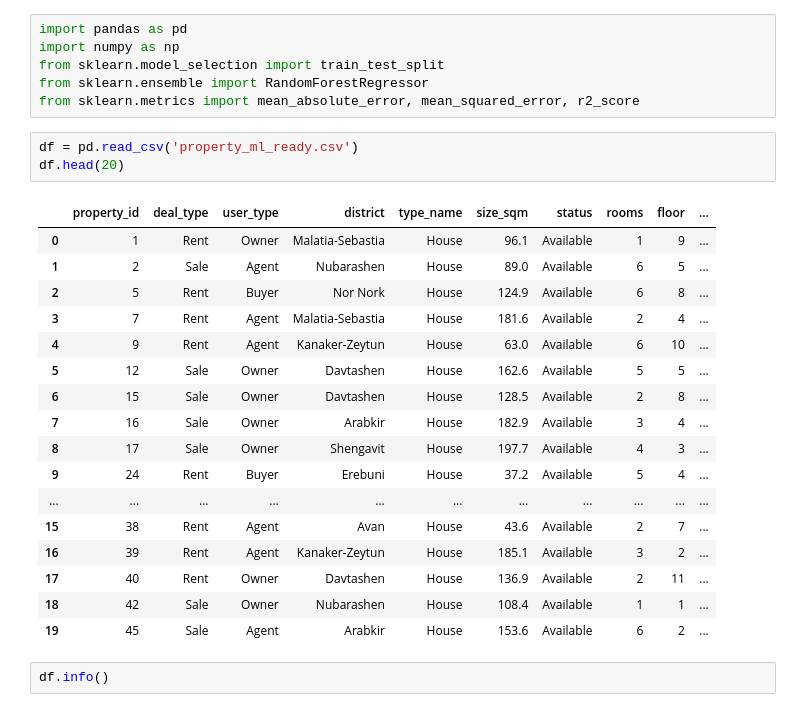
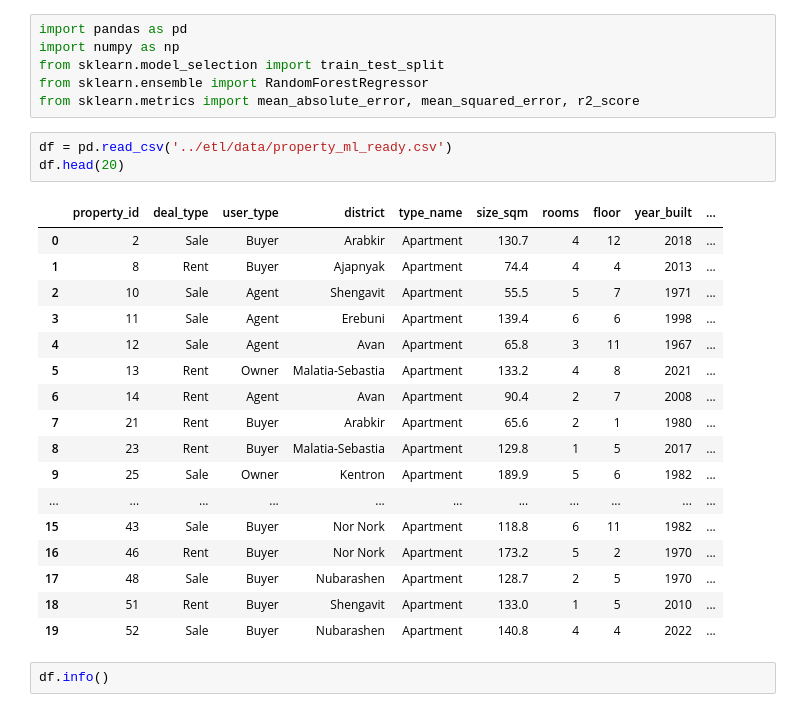
Before and after one commit to DS-223/Group-4, a Jupyter notebook: myapp/model/example.ipynb, the cells around one changed output. Cells and saved outputs as stored; diff of their text form.

```diff
--- a/myapp/model/example.ipynb
+++ b/myapp/model/example.ipynb
@@ -5,26 +5,26 @@ from sklearn.model_selection import train_test_split
 from sklearn.ensemble import RandomForestRegressor
 from sklearn.metrics import mean_absolute_error, mean_squared_error, r2_score
 # %%
-df = pd.read_csv('property_ml_ready.csv')
+df = pd.read_csv('../etl/data/property_ml_ready.csv')
 df.head(20)
 # %% [output]
-|  | property_id | deal_type | user_type | district | type_name | size_sqm | status | rooms | floor | ... |
-| 0 | 1 | Rent | Owner | Malatia-Sebastia | House | 96.1 | Available | 1 | 9 | ... |
-| 1 | 2 | Sale | Agent | Nubarashen | House | 89.0 | Available | 6 | 5 | ... |
-| 2 | 5 | Rent | Buyer | Nor Nork | House | 124.9 | Available | 6 | 8 | ... |
-| 3 | 7 | Rent | Agent | Malatia-Sebastia | House | 181.6 | Available | 2 | 4 | ... |
-| 4 | 9 | Rent | Agent | Kanaker-Zeytun | House | 63.0 | Available | 6 | 10 | ... |
-| 5 | 12 | Sale | Owner | Davtashen | House | 162.6 | Available | 5 | 5 | ... |
-| 6 | 15 | Sale | Owner | Davtashen | House | 128.5 | Available | 2 | 8 | ... |
-| 7 | 16 | Sale | Owner | Arabkir | House | 182.9 | Available | 3 | 4 | ... |
-| 8 | 17 | Sale | Owner | Shengavit | House | 197.7 | Available | 4 | 3 | ... |
-| 9 | 24 | Rent | Buyer | Erebuni | House | 37.2 | Available | 5 | 4 | ... |
+|  | property_id | deal_type | user_type | district | type_name | size_sqm | rooms | floor | year_built | ... |
+| 0 | 2 | Sale | Buyer | Arabkir | Apartment | 130.7 | 4 | 12 | 2018 | ... |
+| 1 | 8 | Rent | Buyer | Ajapnyak | Apartment | 74.4 | 4 | 4 | 2013 | ... |
+| 2 | 10 | Sale | Agent | Shengavit | Apartment | 55.5 | 5 | 7 | 1971 | ... |
+| 3 | 11 | Sale | Agent | Erebuni | Apartment | 139.4 | 6 | 6 | 1998 | ... |
+| 4 | 12 | Sale | Agent | Avan | Apartment | 65.8 | 3 | 11 | 1967 | ... |
+| 5 | 13 | Rent | Owner | Malatia-Sebastia | Apartment | 133.2 | 4 | 8 | 2021 | ... |
+| 6 | 14 | Rent | Agent | Avan | Apartment | 90.4 | 2 | 7 | 2008 | ... |
+| 7 | 21 | Rent | Buyer | Arabkir | Apartment | 65.6 | 2 | 1 | 1980 | ... |
+| 8 | 23 | Rent | Buyer | Malatia-Sebastia | Apartment | 129.8 | 1 | 5 | 2017 | ... |
+| 9 | 25 | Sale | Owner | Kentron | Apartment | 189.9 | 5 | 6 | 1982 | ... |
 | ... | ... | ... | ... | ... | ... | ... | ... | ... | ... | ... |
-| 15 | 38 | Rent | Agent | Avan | House | 43.6 | Available | 2 | 7 | ... |
-| 16 | 39 | Rent | Agent | Kanaker-Zeytun | House | 185.1 | Available | 3 | 2 | ... |
-| 17 | 40 | Rent | Owner | Davtashen | House | 136.9 | Available | 2 | 11 | ... |
-| 18 | 42 | Sale | Owner | Nubarashen | House | 108.4 | Available | 1 | 1 | ... |
-| 19 | 45 | Sale | Agent | Arabkir | House | 153.6 | Available | 6 | 2 | ... |
+| 15 | 43 | Sale | Buyer | Nor Nork | Apartment | 118.8 | 6 | 11 | 1982 | ... |
+| 16 | 46 | Rent | Buyer | Nor Nork | Apartment | 173.2 | 5 | 2 | 1970 | ... |
+| 17 | 48 | Sale | Buyer | Nubarashen | Apartment | 128.7 | 2 | 5 | 1970 | ... |
+| 18 | 51 | Rent | Buyer | Shengavit | Apartment | 133.0 | 1 | 5 | 2010 | ... |
+| 19 | 52 | Sale | Buyer | Nubarashen | Apartment | 140.8 | 4 | 4 | 2022 | ... |
 # %%
 df.info()
 # %% [output]
```
Also changed, not shown: parts of 1 cell of this notebook, 19 other files.
